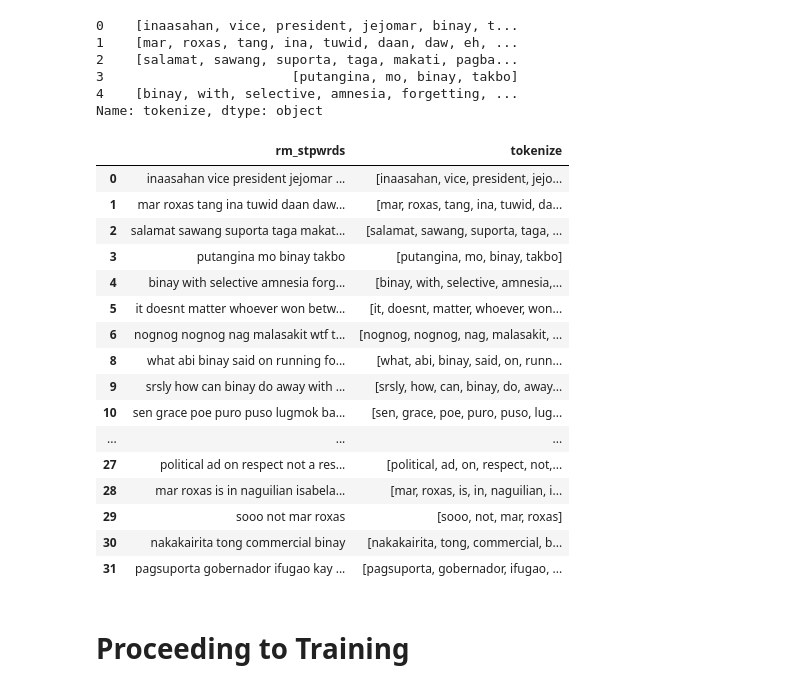
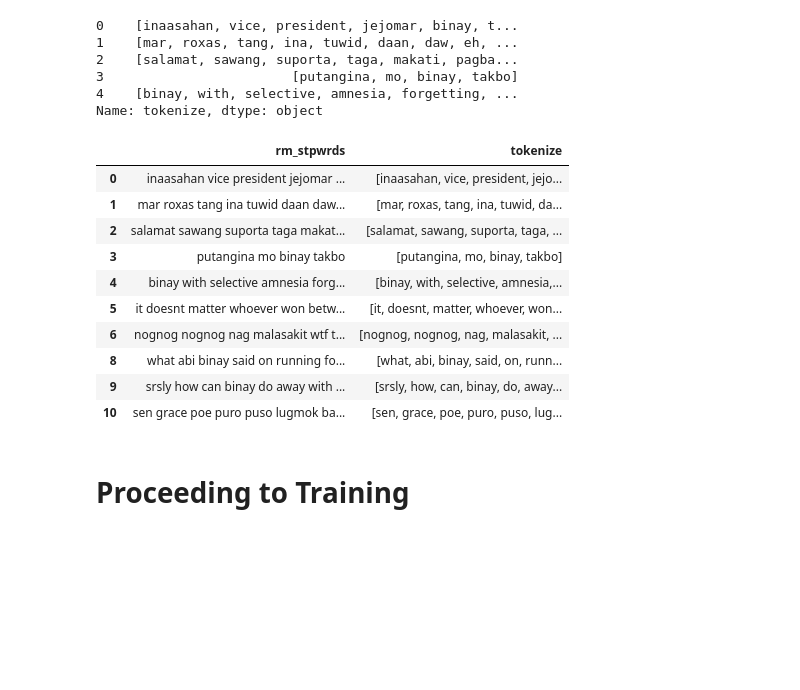
Before and after one commit to Tolskiee/ThesisFiles, a Jupyter notebook: ThesisLogic.ipynb, the cells around one changed output. Cells and saved outputs as stored; diff of their text form; code cells hidden in the pictures; blank space fills up the shorter version.

Commit message:
removed unneccessary heads and tails

```diff
--- a/ThesisLogic.ipynb
+++ b/ThesisLogic.ipynb
@@ -363,25 +199,19 @@ train['tokenize'].head()
 4    [binay, with, selective, amnesia, forgetting, ...
 Name: tokenize, dtype: object
 # %%
-train[['rm_stpwrds','tokenize']].head(30)
+train[['rm_stpwrds','tokenize']].head(10)
 # %% [output]
 |  | rm_stpwrds | tokenize |
 | 0 | inaasahan vice president jejomar ... | [inaasahan, vice, president, jejo... |
 | 1 | mar roxas tang ina tuwid daan daw... | [mar, roxas, tang, ina, tuwid, da... |
 | 2 | salamat sawang suporta taga makat... | [salamat, sawang, suporta, taga, ... |
 | 3 | putangina mo binay takbo | [putangina, mo, binay, takbo] |
 | 4 | binay with selective amnesia forg... | [binay, with, selective, amnesia,... |
 | 5 | it doesnt matter whoever won betw... | [it, doesnt, matter, whoever, won... |
 | 6 | nognog nognog nag malasakit wtf t... | [nognog, nognog, nag, malasakit, ... |
 | 8 | what abi binay said on running fo... | [what, abi, binay, said, on, runn... |
 | 9 | srsly how can binay do away with ... | [srsly, how, can, binay, do, away... |
 | 10 | sen grace poe puro puso lugmok ba... | [sen, grace, poe, puro, puso, lug... |
-| ... | ... | ... |
-| 27 | political ad on respect not a res... | [political, ad, on, respect, not,... |
-| 28 | mar roxas is in naguilian isabela... | [mar, roxas, is, in, naguilian, i... |
-| 29 | sooo not mar roxas | [sooo, not, mar, roxas] |
-| 30 | nakakairita tong commercial binay | [nakakairita, tong, commercial, b... |
-| 31 | pagsuporta gobernador ifugao kay ... | [pagsuporta, gobernador, ifugao, ... |
 # %%
 # POS tags
 # english_tags = ['NN', 'NNS', 'VB', 'VBD', 'VBG', 'VBN', 'VBP', 'VBZ']
```
Also changed, not shown: parts of 17 cells of this notebook, 2 other files.
